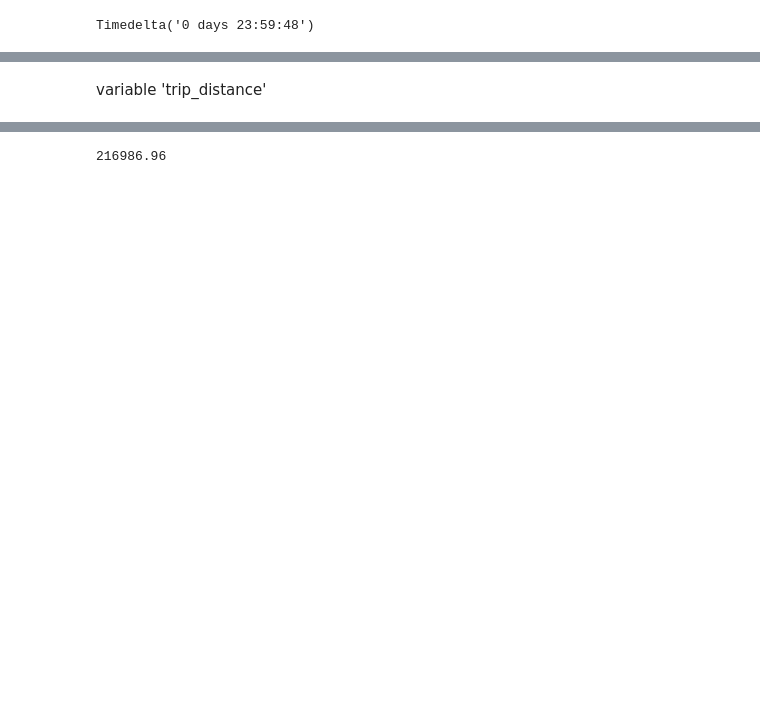
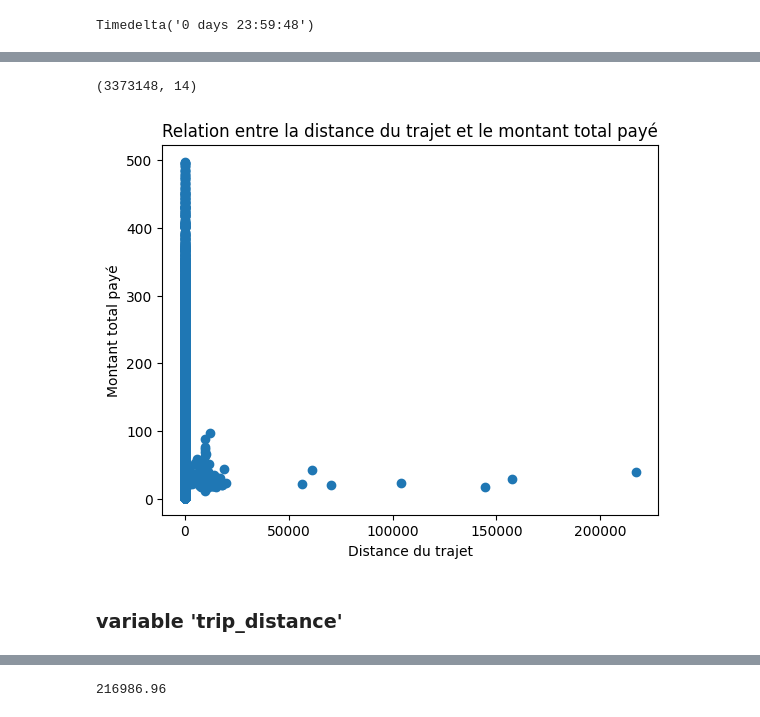
Before and after one commit to vagueau/Projet_python, a Jupyter notebook: projet.ipynb, the cells around one changed output, grey strips where cells are left out. Saved outputs shown, nothing was run; the diff lists cells and outputs as text; code cells hidden in the pictures; blank space fills up the shorter version.

```diff
--- a/projet.ipynb
+++ b/projet.ipynb
@@ -250,2 +263,0 @@ df.shape
-# %% [markdown]
-variable 'trip_distance'
@@ -252,3 +268,17 @@ variable 'trip_distance'
+# %%
+df.shape
+# %% [output]
+(3373148, 14)
+# %%
+plt.scatter(df['trip_distance'],df['total_amount'])
+plt.xlabel('Distance du trajet')
+plt.ylabel('Montant total payé')
+plt.title('Relation entre la distance du trajet et le montant total payé')
+plt.show()
+# %% [output]
+[figure, added]
+# %% [markdown]
+### variable 'trip_distance'
 # %%
 df['trip_distance'].mean()
 # %% [output]
```
Also changed, not shown: parts of 66 cells of this notebook.
